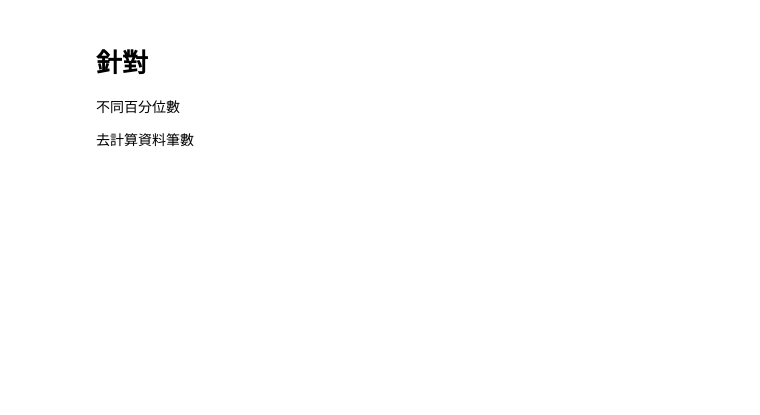
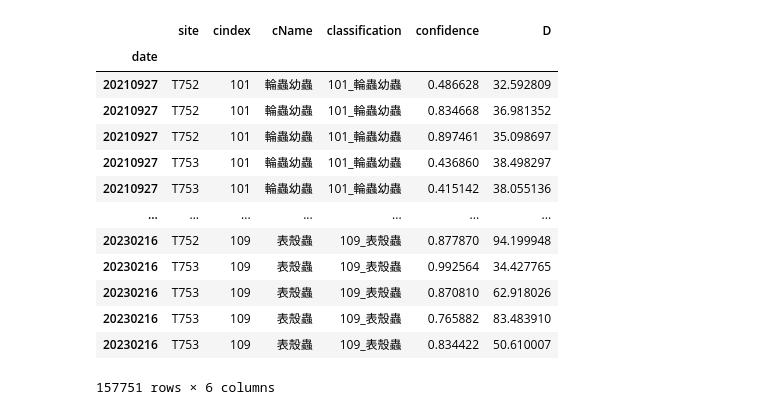
Before and after one commit to skywalker0803r/Wastewater-Biological-Treatment, a Jupyter notebook: 每一種蟲根據自己的百分位數做切分分成10類.ipynb, the cells around one changed output. Cells and saved outputs as stored; diff of their text form; code cells hidden in the pictures; blank space fills up the shorter version.

```diff
--- a/每一種蟲根據自己的百分位數做切分分成10類.ipynb
+++ b/每一種蟲根據自己的百分位數做切分分成10類.ipynb
@@ -8,28 +8,37 @@ Drive already mounted at /content/drive; to attempt to forcibly remount, call dr
 # %%
 import pandas as pd
 from tqdm import tqdm_notebook as tqdm
 import numpy as np
 import warnings
 warnings.filterwarnings('ignore')
 
 df = pd.read_csv('/content/drive/MyDrive/廢水案子/ALLdataset.csv',index_col = 0)
 df = df.dropna(axis=0)
 d = pd.DataFrame()
 # 對各 日期&各蟲 做採樣100筆
 for i in tqdm(df.index.unique()):
-  for cName in tqdm(df.cName.unique()):
+  for cName in df.cName.unique():
     try:
       d = d.append(df.loc[(df.index==i)&(df.cName==cName)].sample(100))
     except:
       d = d.append(df.loc[(df.index==i)&(df.cName==cName)])
 df = d
 df
+# %% [output]
+|  | site | cindex | cName | classification | confidence | D |
+| date |  |  |  |  |  |  |
+| 20210927 | T752 | 101 | 輪蟲幼蟲 | 101_輪蟲幼蟲 | 0.486628 | 32.592809 |
+| 20210927 | T752 | 101 | 輪蟲幼蟲 | 101_輪蟲幼蟲 | 0.834668 | 36.981352 |
+| 20210927 | T752 | 101 | 輪蟲幼蟲 | 101_輪蟲幼蟲 | 0.897461 | 35.098697 |
+| 20210927 | T753 | 101 | 輪蟲幼蟲 | 101_輪蟲幼蟲 | 0.436860 | 38.498297 |
+| 20210927 | T753 | 101 | 輪蟲幼蟲 | 101_輪蟲幼蟲 | 0.415142 | 38.055136 |
+| ... | ... | ... | ... | ... | ... | ... |
+| 20230216 | T752 | 109 | 表殼蟲 | 109_表殼蟲 | 0.877870 | 94.199948 |
+| 20230216 | T753 | 109 | 表殼蟲 | 109_表殼蟲 | 0.992564 | 34.427765 |
+| 20230216 | T753 | 109 | 表殼蟲 | 109_表殼蟲 | 0.870810 | 62.918026 |
+| 20230216 | T753 | 109 | 表殼蟲 | 109_表殼蟲 | 0.765882 | 83.483910 |
+| 20230216 | T753 | 109 | 表殼蟲 | 109_表殼蟲 | 0.834422 | 50.610007 |
+157751 rows × 6 columns
-# %% [markdown]
-# 針對
-
-不同百分位數
-
-去計算資料筆數
 # %%
 def convert_to_df2(df):
     new_df = pd.DataFrame(index = df.index.unique())
```
Also changed, not shown: parts of 7 cells of this notebook.
